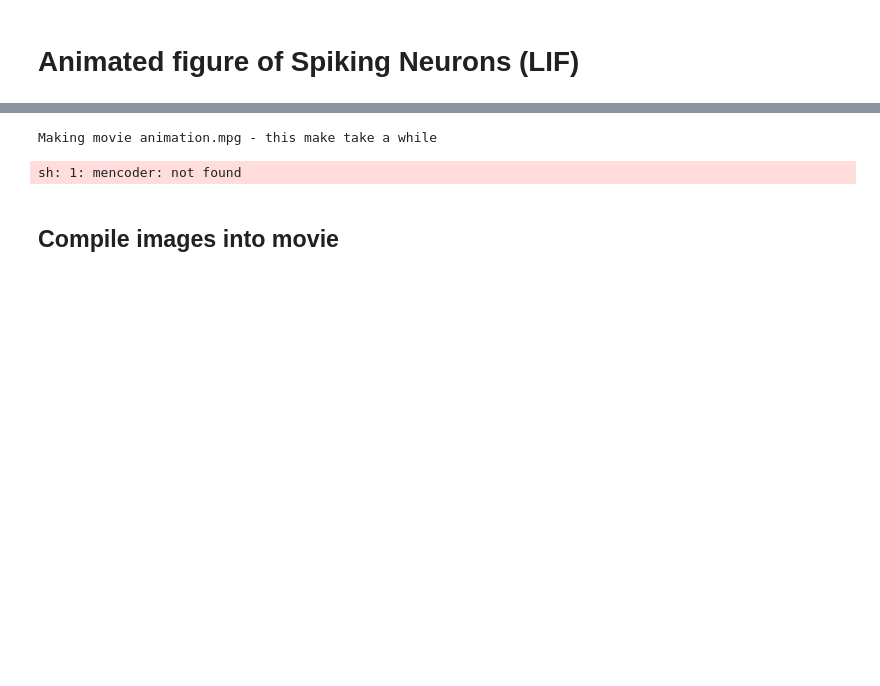
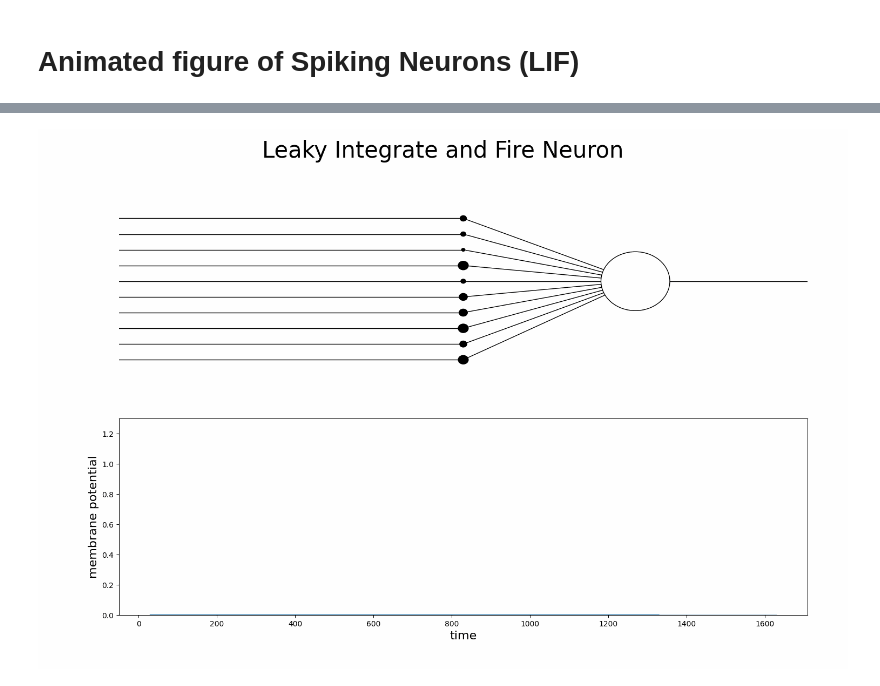
Before and after one commit to AntoineGrimaldi/figures, a Jupyter notebook: animated_neurons/LIF.ipynb, the cells around one changed output, grey strips where cells are left out. Cells and saved outputs as stored; diff of their text form; code cells hidden in the pictures; blank space fills up the shorter version.

```diff
--- a/animated_neurons/LIF.ipynb
+++ b/animated_neurons/LIF.ipynb
@@ -12,7 +6,7 @@ Video('LIF.mp4', width=900, height=600)
 from tools import make_input, vonmises, draw_LIF_figures, Slide, Deck
 import numpy as np
 # %%
-nb_syn, noise_density, simtime, stimtime = 10, 2e-3, 1e4, 2.5e2
+nb_syn, noise_density, simtime, stimtime = 10, 2e-3, 3e3, 2.5e2
 repetitions = 0
 noise, stim, aer = make_input(nb_syn, noise_density, repetitions, simtime, stimtime, function=vonmises)
 # %%
@@ -22,7 +16,6 @@ np.random.seed(seed_nb)
 delays = postsyn_window_size*np.ones(nb_syn)
 synaptic_weights = np.random.rand(nb_syn)*.2+.1
 # %%
-draw_LIF_figures(noise, stim, aer, simtime, nb_syn, delays, synaptic_weights, nb_frames = 300, write_movie=True, print_figures = False)
+draw_LIF_figures(noise, stim, aer, simtime, nb_syn, delays, synaptic_weights, nb_frames = 100)
 # %% [output]
-Making movie animation.mpg - this make take a while
-sh: 1: mencoder: not found
+[figure, added]
@@ -33,2 +21,0 @@ cv2.imshow('lif', im)
-# %% [markdown]
-## Compile images into movie
```
Also changed, not shown: parts of 5 cells of this notebook, 5 other files.
